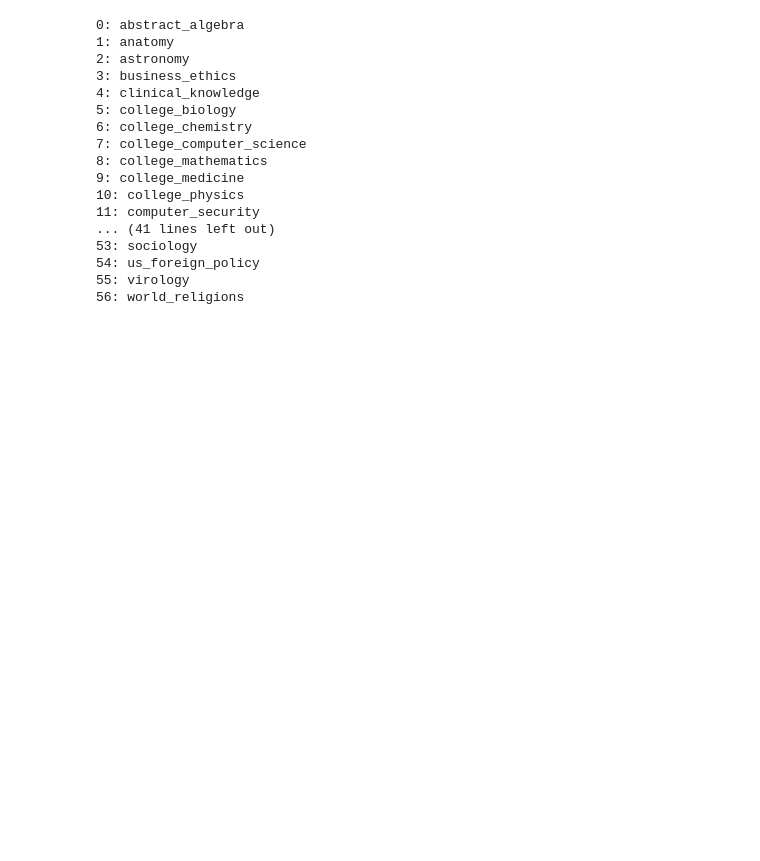
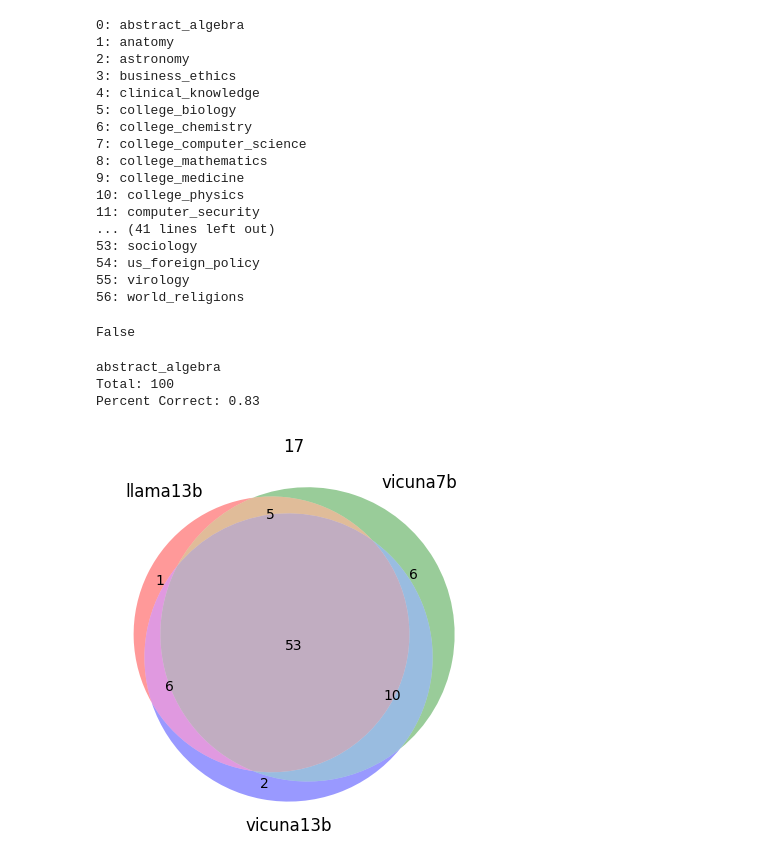
Before and after one commit to CodingWithTim/MMLU-Stats, a Jupyter notebook: mmlu_venn_diagram.ipynb, the cells around one changed output. Cells and saved outputs as stored; diff of their text form; code cells hidden in the pictures; blank space fills up the shorter version.

```diff
--- a/mmlu_venn_diagram.ipynb
+++ b/mmlu_venn_diagram.ipynb
@@ -130,3 +157,9 @@ for i, subject in enumerate(subjects):
 54: us_foreign_policy
 55: virology
 56: world_religions
+# %%
+a = [True, True, False]
+b = [False, True, False]
+a == True
+# %% [output]
+False
@@ -132,0 +236,7 @@ for i, subject in enumerate(subjects):
+# %%
+venn_diagram_incorrect(subjects[0])
+# %% [output]
+abstract_algebra
+Total: 100
+Percent Correct: 0.83
+[figure, added]
```
Also changed, not shown: parts of 7 cells of this notebook, 1 other file.
